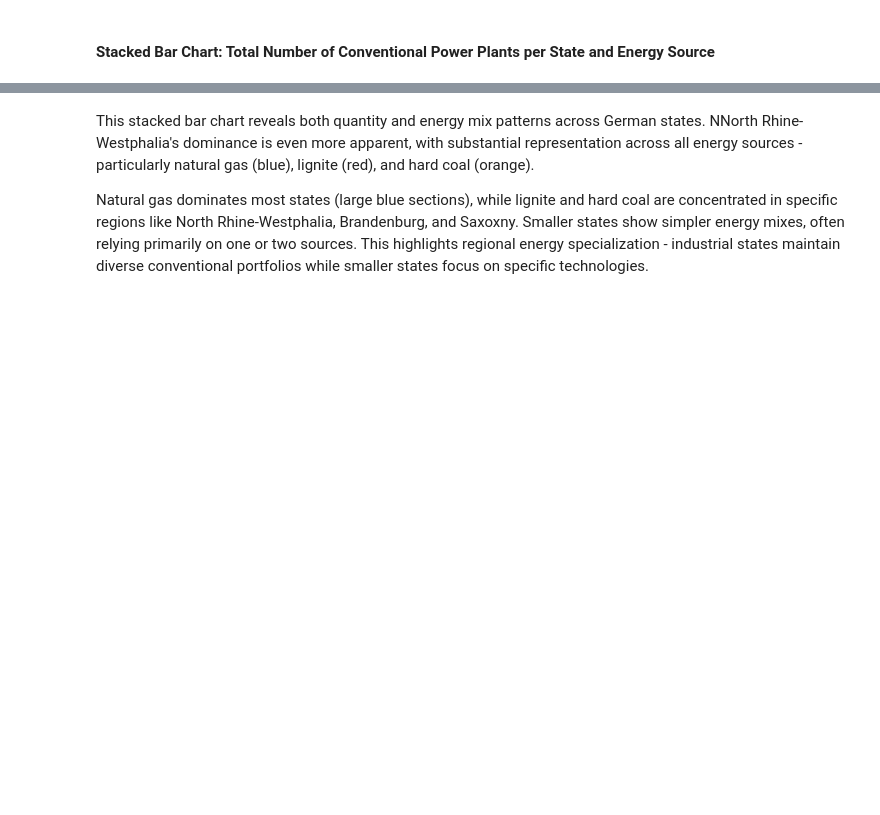
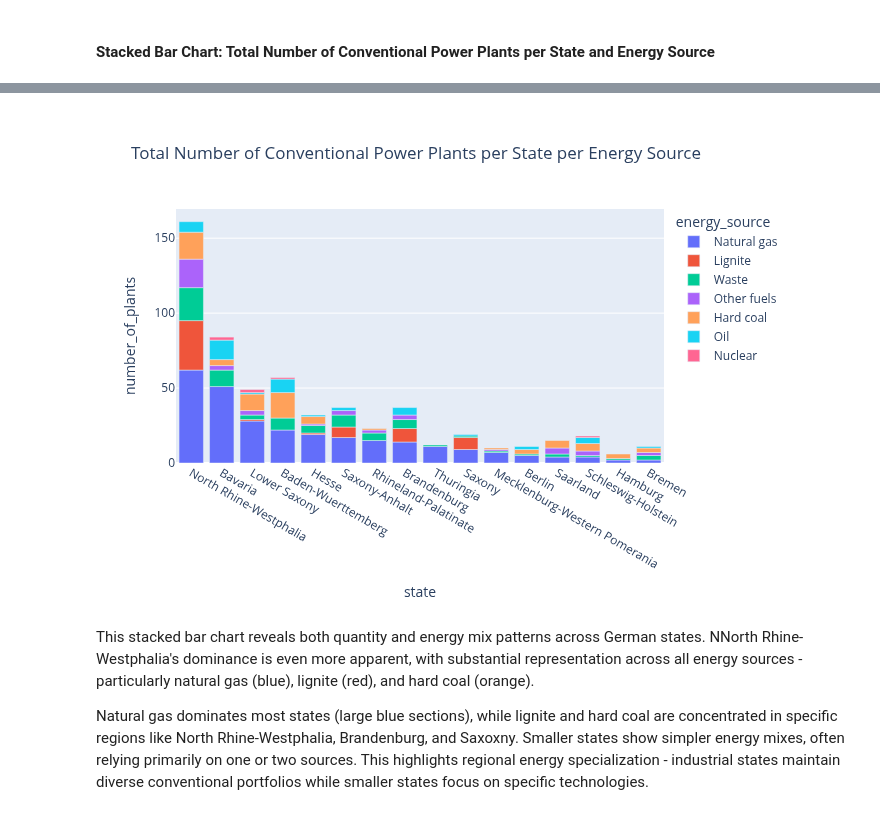
Before and after one commit to lilalaser/Work_in_Progress-Python_EDA_German_Power_Plants, a Jupyter notebook: Notebook_EDA_German_Power_Plants.ipynb, the cells around one changed output, grey strips where cells are left out. Saved outputs shown, nothing was run; the diff lists cells and outputs as text; code cells hidden in the pictures; blank space fills up the shorter version.

```diff
--- a/Notebook_EDA_German_Power_Plants.ipynb
+++ b/Notebook_EDA_German_Power_Plants.ipynb
@@ -738,5 +750,5 @@ fig = px.bar(
     color = 'energy_source',
     title='Total Number of Conventional Power Plants per State per Energy Source'
 )
-fig.show()
+show_fig(fig)
 # %% [output]
@@ -744,3 +755,4 @@ fig.show()
+[figure, added]
 # %% [markdown]
 This stacked bar chart reveals both quantity and energy mix patterns across German states. NNorth Rhine-Westphalia's dominance is even more apparent, with substantial representation across all energy sources - particularly natural gas (blue), lignite (red), and hard coal (orange).
 
```
Also changed, not shown: parts of 28 cells of this notebook.
